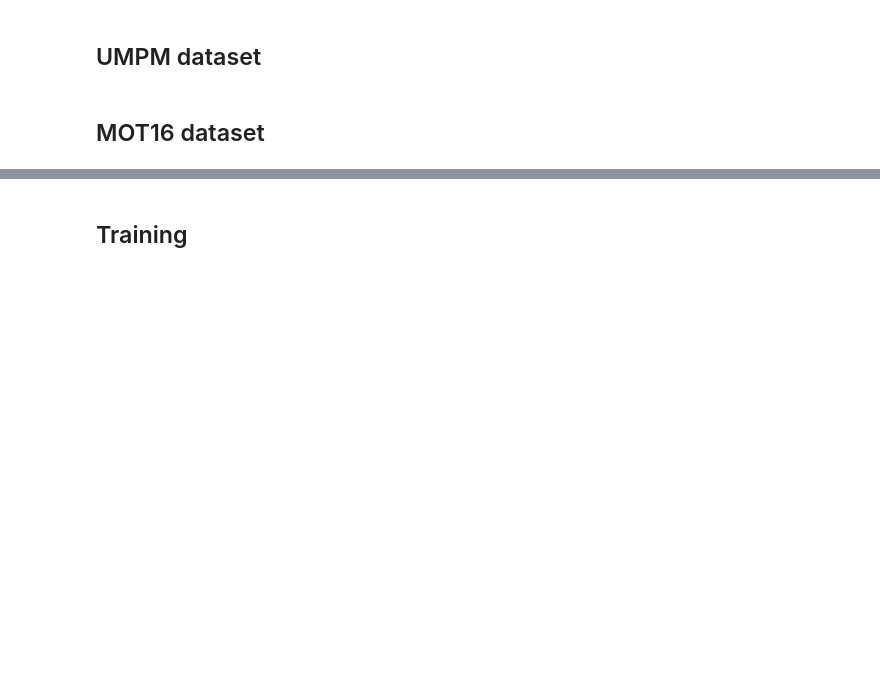
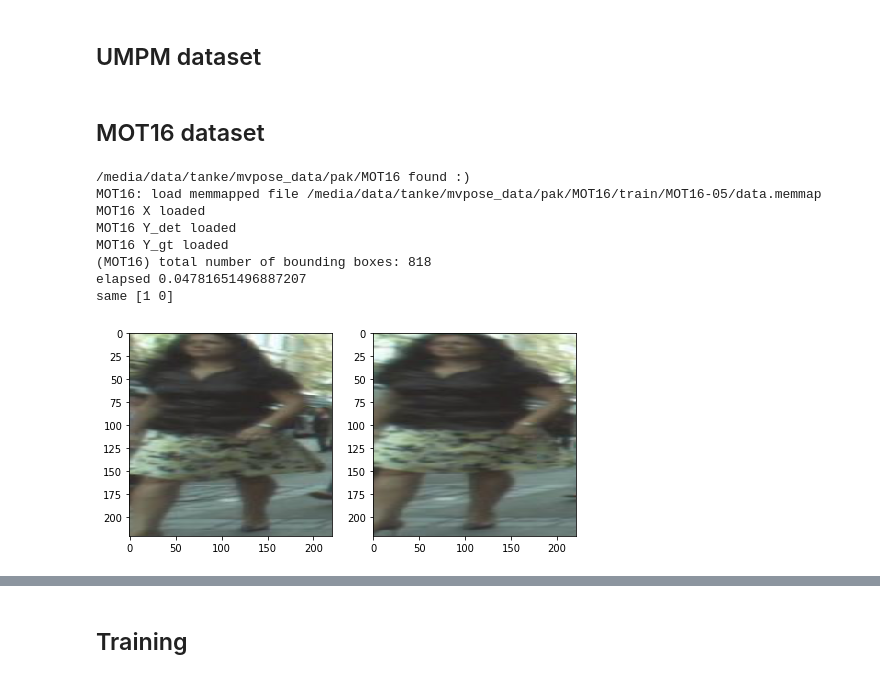
Before and after one commit to jutanke/person_reid, a Jupyter notebook: train.ipynb, the cells around one changed output, grey strips where cells are left out. Cells and saved outputs as stored; diff of their text form; code cells hidden in the pictures; blank space fills up the shorter version.

Commit message:
train routine

```diff
--- a/train.ipynb
+++ b/train.ipynb
@@ -46,53 +74,64 @@ plt.show()
 # %% [markdown]
 ## UMPM dataset
 # %%
-from time import time
-from reid.data import UMPMSampler
+# from time import time
+# from reid.data import UMPMSampler
 
-root = Settings['data_root']
-print(root)
+# root = Settings['data_root']
+# print(root)
 
-user = Settings['UMPM']['username']
-pwd = Settings['UMPM']['password']
-umpm_sampler = UMPMSampler(root, ['p2_chair_2'], user, pwd, target_w, target_h)
+# user = Settings['UMPM']['username']
+# pwd = Settings['UMPM']['password']
+# umpm_sampler = UMPMSampler(root, ['p2_chair_2'], user, pwd, target_w, target_h)
 
 
-_start = time()
-x, y = umpm_sampler.get_train()
-_end = time()
-print('elapsed', _end - _start)
+# _start = time()
+# x, y = umpm_sampler.get_train()
+# _end = time()
+# print('elapsed', _end - _start)
 
-print('same', y[0])
+# print('same', y[0])
 
-print(x.shape)
+# print(x.shape)
 
-fig = plt.figure(figsize=(8,8))
-ax = fig.add_subplot(121)
-ax.imshow(x[0, :, :, 0:3].astype('uint8'))
-ax = fig.add_subplot(122)
-ax.imshow(x[0, :, :, 3:6].astype('uint8'))
-plt.show()
+# fig = plt.figure(figsize=(8,8))
+# ax = fig.add_subplot(121)
+# ax.imshow(x[0, :, :, 0:3].astype('uint8'))
+# ax = fig.add_subplot(122)
+# ax.imshow(x[0, :, :, 3:6].astype('uint8'))
+# plt.show()
 # %% [markdown]
 ## MOT16 dataset
 # %%
 from reid.data import MOT16Sampler
+from time import time
 
-mot_sampler = MOT16Sampler(root, target_w, target_h)
+mot_sampler = MOT16Sampler(root, target_w, target_h, 'MOT16-05')
 
 
 _start = time()
 x, y = mot_sampler.sample()
 _end = time()
 print('elapsed', _end - _start)
 
 print('same', y[0])
 
 fig = plt.figure(figsize=(8,8))
 ax = fig.add_subplot(121)
 ax.imshow(x[0,:,:,0:3].astype('uint8'))
 ax = fig.add_subplot(122)
 ax.imshow(x[0,:,:,3:6].astype('uint8'))
 plt.show()
+# %% [output]
+/media/data/tanke/mvpose_data/pak/MOT16 found :)
+MOT16: load memmapped file /media/data/tanke/mvpose_data/pak/MOT16/train/MOT16-05/data.memmap
+MOT16 X loaded
+MOT16 Y_det loaded
+MOT16 Y_gt loaded
+(MOT16) total number of bounding boxes: 818
+elapsed 0.04781651496887207
+same [1 0]
+[figure, added]
 # %%
 from reid.data import Data
 import numpy as np
```
Also changed, not shown: parts of 10 cells of this notebook, 4 other files.
